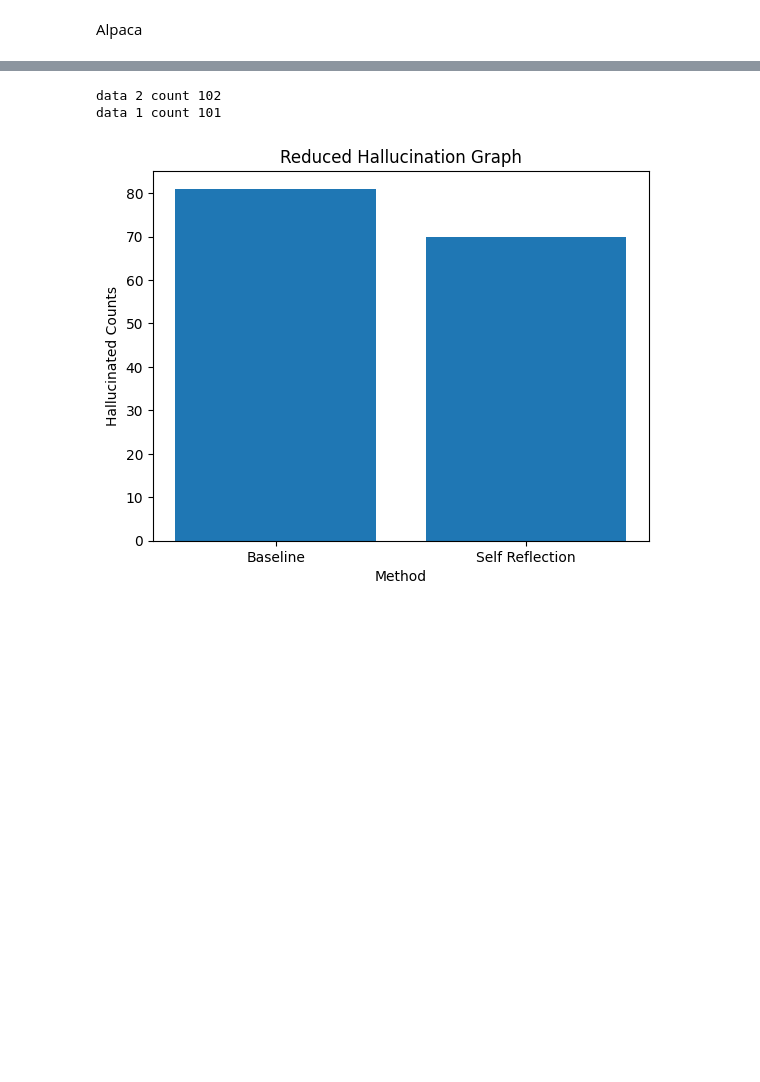
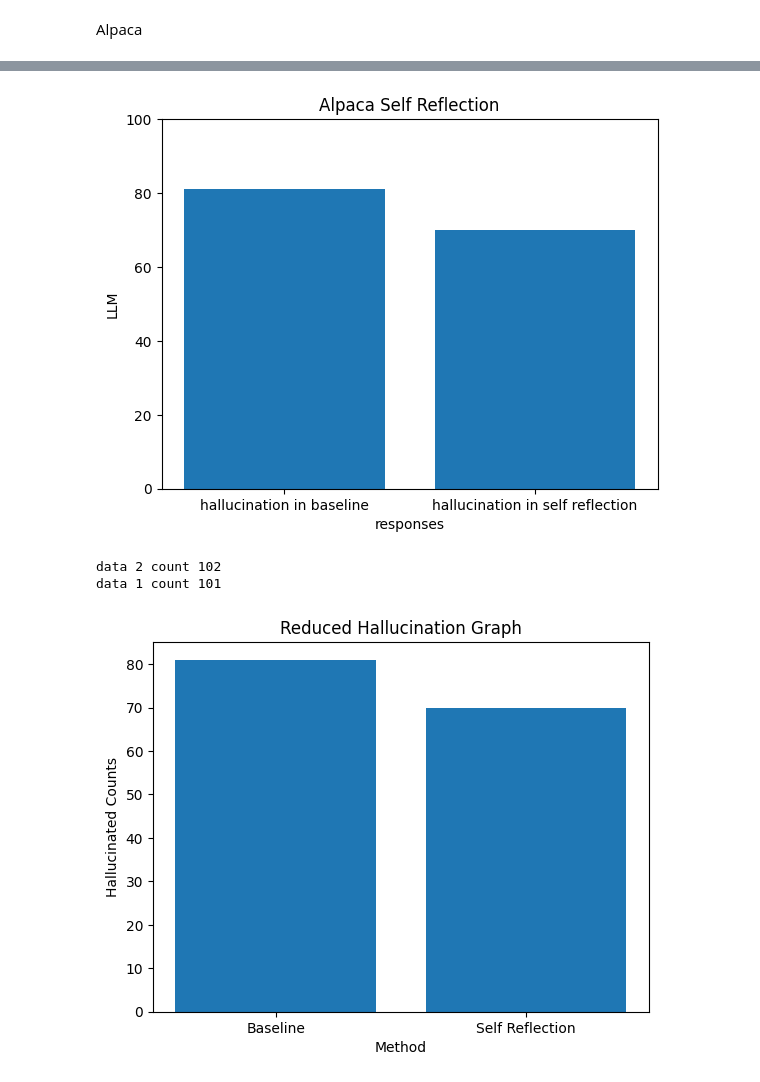
Before and after one commit to gaurikasar/Mitigating-hallucinations-in-LLMs, a Jupyter notebook: hallucinations.ipynb, the cells around one changed output, grey strips where cells are left out. Saved outputs shown, nothing was run; the diff lists cells and outputs as text; code cells hidden in the pictures; blank space fills up the shorter version.

```diff
--- a/hallucinations.ipynb
+++ b/hallucinations.ipynb
@@ -589,3 +643,21 @@ Alpaca
+# %%
+def plot_graph():
+
+    hallucinated_counts={'hallucination in baseline':81, 'hallucination in self reflection':70}
+    total_count = sum(hallucinated_counts.values())
+    methods = list(hallucinated_counts.keys())
+    counts = list(hallucinated_counts.values())
+    plt.bar(methods, counts)
+    plt.xlabel('responses')
+    plt.ylabel('LLM')
+    plt.title(f'Total: {total_count}, Correct: {counts[0]}, Hallucinated: {counts[1]}')
+    plt.ylim(0, 100)
+    plt.title('Alpaca Self Reflection')
+    plt.show()
+
+plot_graph()
+# %% [output]
+[figure, added]
 # %%
 import json
 import matplotlib.pyplot as plt
```
Also changed, not shown: parts of 28 cells of this notebook.
